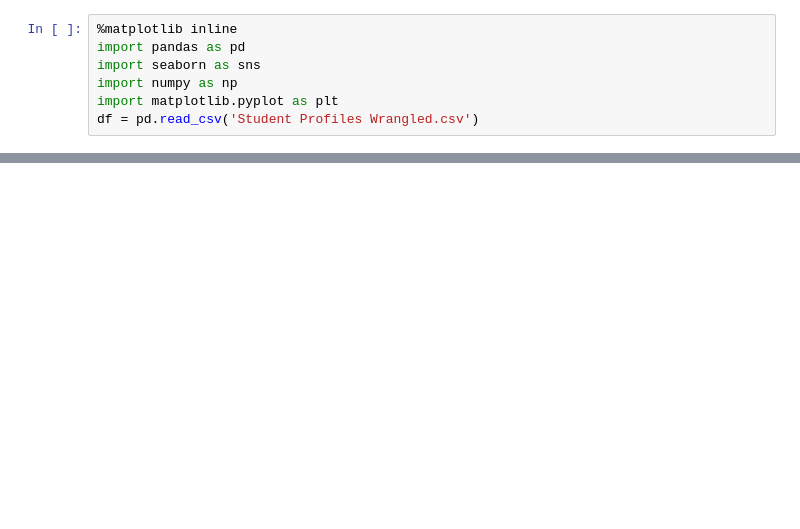
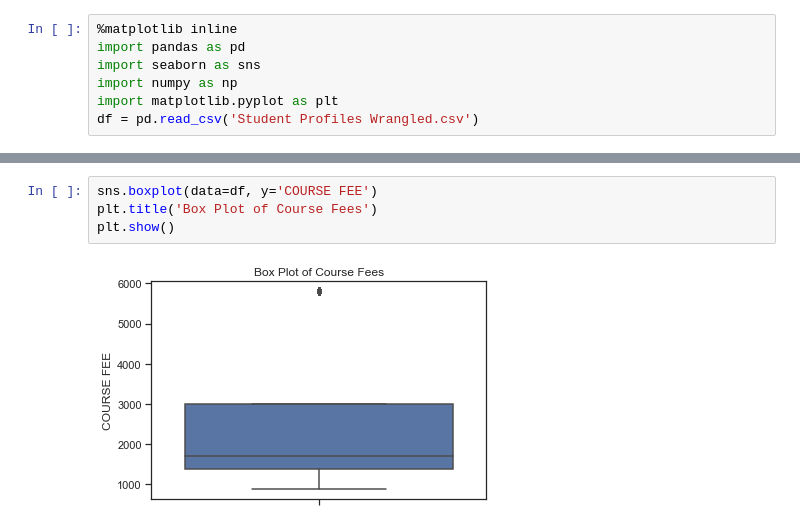
Before and after one commit to REHXZ/DAVI-CA2, a Jupyter notebook: Plots.ipynb, the cells around one changed output, grey strips where cells are left out. Cells and saved outputs as stored; diff of their text form; blank space fills up the shorter version.

```diff
--- a/Plots.ipynb
+++ b/Plots.ipynb
@@ -7,0 +22,6 @@ df = pd.read_csv('Student Profiles Wrangled.csv')
+# %%
+sns.boxplot(data=df, y='COURSE FEE')
+plt.title('Box Plot of Course Fees')
+plt.show()
+# %% [output]
+[figure, added]
```
Also changed, not shown: parts of 24 cells of this notebook, 2 other files.
